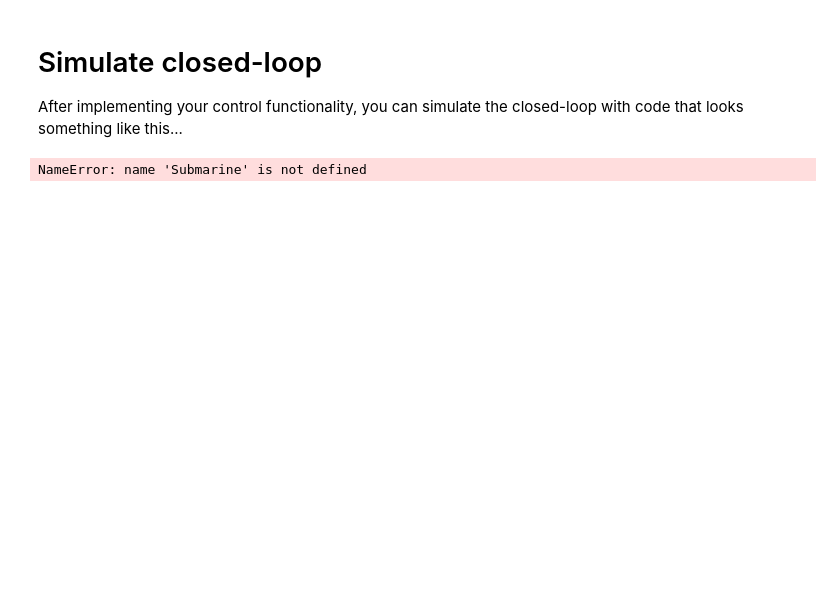
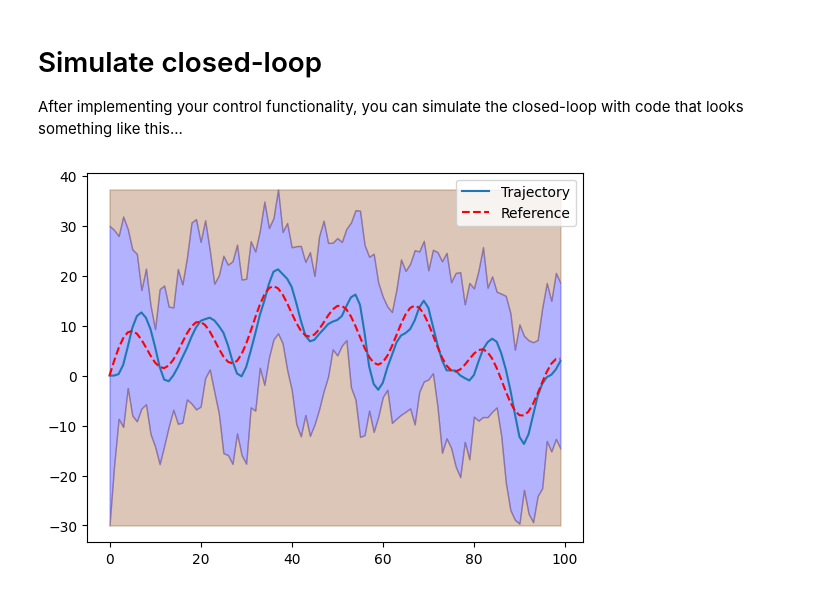
Before and after one commit to TailunSun/b1-coding-practical-mt24-main, a Jupyter notebook: notebooks/demo.ipynb, the cells around one changed output. Saved outputs shown, nothing was run; the diff lists cells and outputs as text; code cells hidden in the pictures; blank space fills up the shorter version.

Commit message:
Implementing closed-loop to get result

```diff
--- a/notebooks/demo.ipynb
+++ b/notebooks/demo.ipynb
@@ -9,15 +9,36 @@ print(sys.path)
 # %% [markdown]
 # Simulate closed-loop
 After implementing your control functionality, you can simulate the closed-loop with code that looks something like this...
-# %%
-# Import relevant modules
-
-sub = Submarine()
-# Instantiate your controller (depending on your implementation)
-closed_loop = ClosedLoop(sub, controller)
-mission = Mission.from_csv("path/to/file") # You must implement this method in the Mission class
-
-trajectory = closed_loop.simulate_with_random_disturbances(mission)
-trajectory.plot_completed_mission(mission)
-# %% [output]
-NameError: name 'Submarine' is not defined
+# %%
+# Import relevant modules
+
+import os
+import sys
+
+# Add the parent directory of 'uuv_mission' to the PYTHONPATH
+project_root = os.path.abspath(os.path.join(os.getcwd(), '..'))
+if project_root not in sys.path:
+    sys.path.insert(0, project_root)
+
+# Import the required modules
+from uuv_mission.control import PDController  # Import Controller from the new module
+from uuv_mission.dynamic import Submarine, ClosedLoop, Mission
+
+
+# Construct the absolute path to the 'mission.csv' file
+data_dir = os.path.join(project_root, 'data')
+csv_file = os.path.join(data_dir, 'mission.csv')
+
+# Now load the mission using the absolute path
+sub = Submarine()
+control = PDController(Kp=0.15, Kd=0.6)
+closed_loop = ClosedLoop(sub, control)
+
+# Load mission from the absolute path
+mission = Mission.from_csv(csv_file)
+
+# Run the simulation
+trajectory = closed_loop.simulate_with_random_disturbances(mission)
+trajectory.plot_completed_mission(mission)
+# %% [output]
+[figure, added]
```
Also changed, not shown: parts of 1 cell of this notebook, 2 other files.
